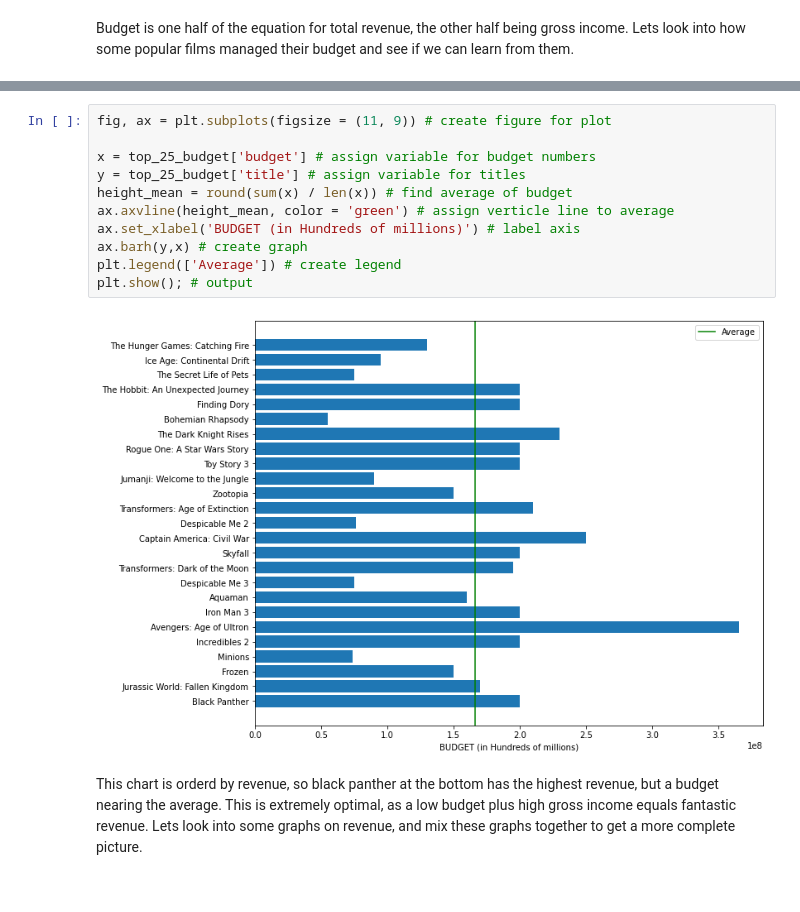
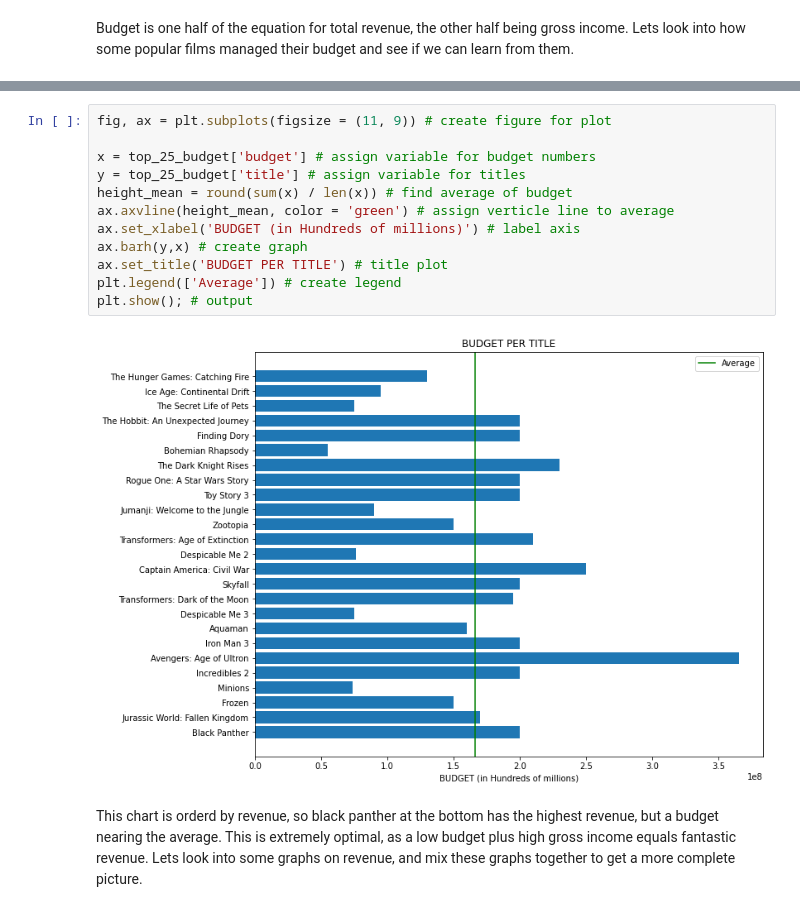
Before and after one commit to Djohnson1313/Phase_2_Project, a Jupyter notebook: Phase.2.project.notebook.ipynb, the cells around one changed output, grey strips where cells are left out. Drawn from its saved outputs; the diff is of its cells as text.

```diff
--- a/Phase.2.project.notebook.ipynb
+++ b/Phase.2.project.notebook.ipynb
@@ -321,16 +358,17 @@ top_25_budget.head() # view first five of dataframe
 # %%
 fig, ax = plt.subplots(figsize = (11, 9)) # create figure for plot
 
 x = top_25_budget['budget'] # assign variable for budget numbers
 y = top_25_budget['title'] # assign variable for titles
 height_mean = round(sum(x) / len(x)) # find average of budget
 ax.axvline(height_mean, color = 'green') # assign verticle line to average
 ax.set_xlabel('BUDGET (in Hundreds of millions)') # label axis
 ax.barh(y,x) # create graph
+ax.set_title('BUDGET PER TITLE') # title plot
 plt.legend(['Average']) # create legend
 plt.show(); # output
 # %% [output]
-[figure, old version]
+[figure, new version]
 # %% [markdown]
 This chart is orderd by revenue, so black panther at the bottom has the highest revenue, but a budget nearing the average. This is extremely optimal, as a low budget plus high gross income equals fantastic revenue. Lets look into some graphs on revenue, and mix these graphs together to get a more complete picture.
 # %% [markdown]
```
Also changed, not shown: parts of 21 cells of this notebook.
